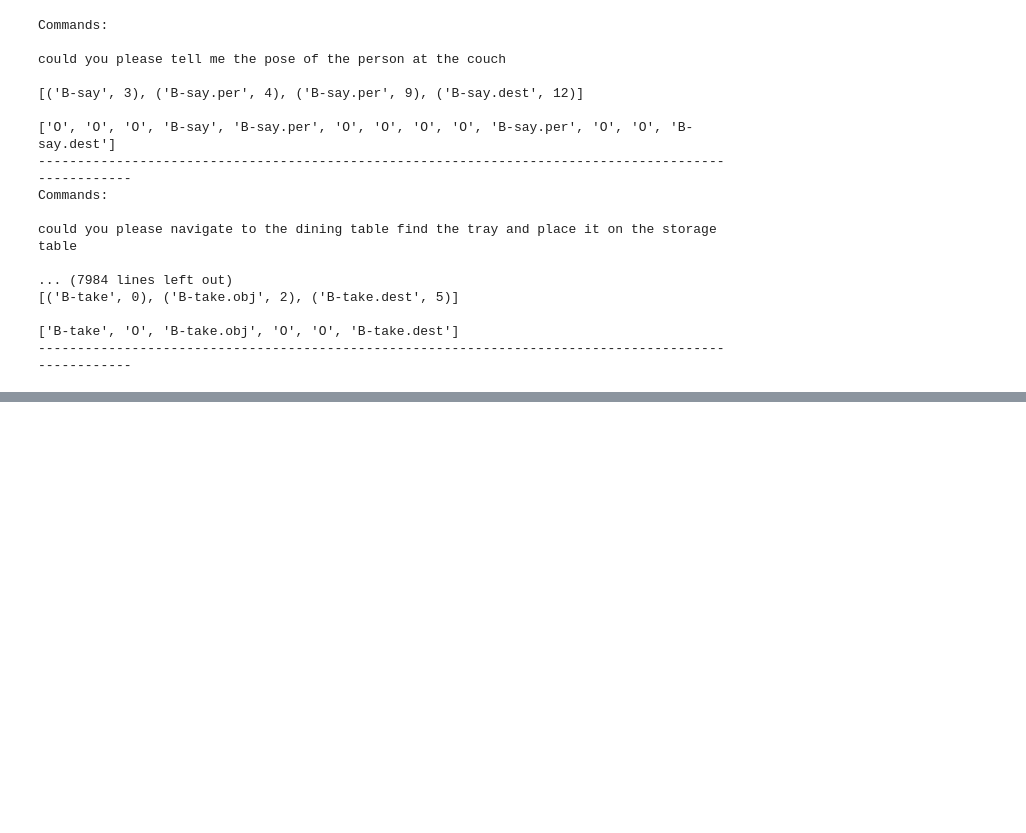
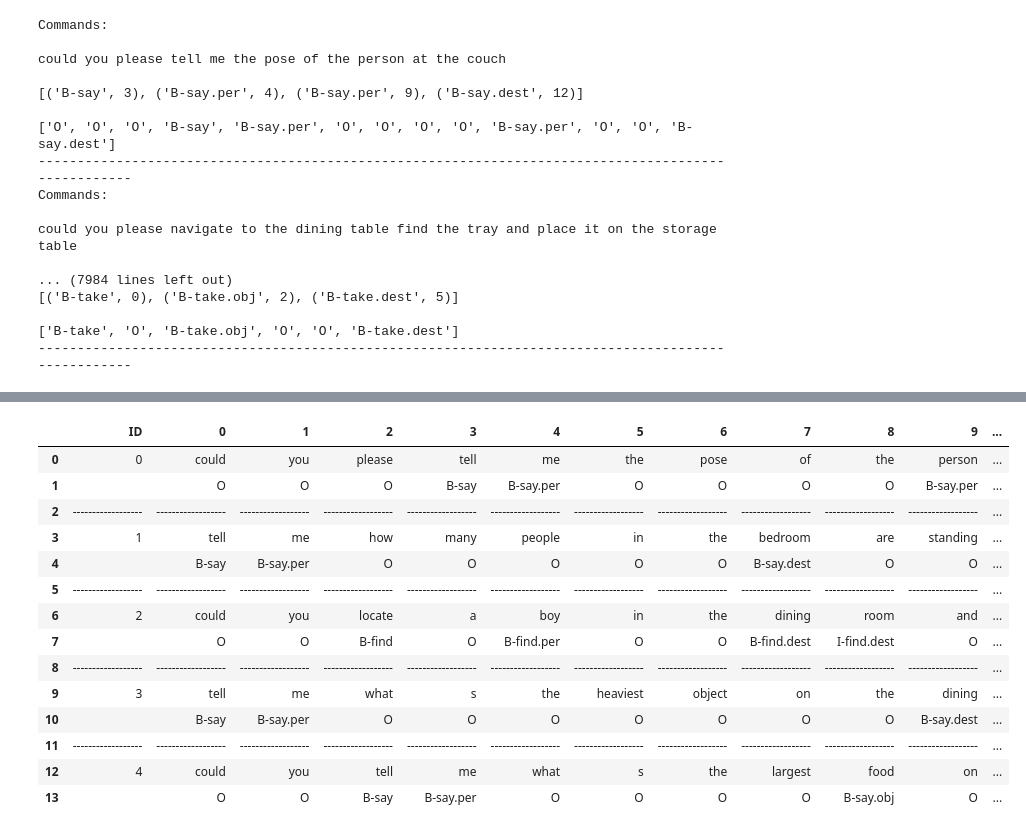
Before and after one commit to RoboBreizh-RoboCup-Home/RoboNLU, a Jupyter notebook: Dataset/Dataset_labelling.ipynb, the cells around one changed output, grey strips where cells are left out. Drawn from its saved outputs; the diff is of its cells as text; code cells hidden in the pictures; blank space fills up the shorter version.

```diff
--- a/Dataset/Dataset_labelling.ipynb
+++ b/Dataset/Dataset_labelling.ipynb
@@ -817,0 +813,56 @@ KeyError: 1
+# %%
+def readable_cvs(df):
+    d = dict(df['Commands'])
+    for k,v in d.items():
+        token_num = len(v.split())
+        d.update({k:token_num})
+
+    max_seq_len = max(d.values())
+
+
+    seq_dict = {(i-1 if i != 0 else 'ID'):[' ']*(len(df)*3) for i in range(max_seq_len + 1)}
+
+    for token_idx,t_lst in seq_dict.items():
+        for com_idx in range(len(df)):
+            df_idx = com_idx*3
+
+            if token_idx == 'ID':
+                t_lst[df_idx] = com_idx
+                t_lst[df_idx+1] = ' '
+                t_lst[df_idx+2] = '------------------'
+                continue
+
+            com_seq_lst = df.loc[com_idx,'Commands'].split()
+            max_len = len(com_seq_lst)
+            if token_idx > max_len-1:
+                continue
+            com_token = com_seq_lst[token_idx]
+            out_token = df.loc[com_idx,'seq_out'][token_idx]
+            t_lst[df_idx] = com_token
+            t_lst[df_idx+1] = out_token
+            t_lst[df_idx+2] = '------------------'
+            seq_dict.update({token_idx:t_lst})
+
+
+    return pd.DataFrame(seq_dict)
+#     df_read = pd.DataFrame(seq_dict)
+#     df_read.to_csv('dataset.csv', index = False)
+say_df_readable = readable_cvs(say_df)
+say_df_readable.to_csv('say_command_readable.csv', index = False)
+say_df_readable.head(14)
+# %% [output]
+|  | ID | 0 | 1 | 2 | 3 | 4 | 5 | 6 | 7 | 8 | 9 | ... |
+| 0 | 0 | could | you | please | tell | me | the | pose | of | the | person | ... |
+| 1 |  | O | O | O | B-say | B-say.per | O | O | O | O | B-say.per | ... |
+| 2 | ------------------ | ------------------ | ------------------ | ------------------ | ------------------ | ------------------ | ------------------ | ------------------ | ------------------ | ------------------ | ------------------ | ... |
+| 3 | 1 | tell | me | how | many | people | in | the | bedroom | are | standing | ... |
+| 4 |  | B-say | B-say.per | O | O | O | O | O | B-say.dest | O | O | ... |
+| 5 | ------------------ | ------------------ | ------------------ | ------------------ | ------------------ | ------------------ | ------------------ | ------------------ | ------------------ | ------------------ | ------------------ | ... |
+| 6 | 2 | could | you | locate | a | boy | in | the | dining | room | and | ... |
+| 7 |  | O | O | B-find | O | B-find.per | O | O | B-find.dest | I-find.dest | O | ... |
+| 8 | ------------------ | ------------------ | ------------------ | ------------------ | ------------------ | ------------------ | ------------------ | ------------------ | ------------------ | ------------------ | ------------------ | ... |
+| 9 | 3 | tell | me | what | s | the | heaviest | object | on | the | dining | ... |
+| 10 |  | B-say | B-say.per | O | O | O | O | O | O | O | B-say.dest | ... |
+| 11 | ------------------ | ------------------ | ------------------ | ------------------ | ------------------ | ------------------ | ------------------ | ------------------ | ------------------ | ------------------ | ------------------ | ... |
+| 12 | 4 | could | you | tell | me | what | s | the | largest | food | on | ... |
+| 13 |  | O | O | B-say | B-say.per | O | O | O | O | B-say.obj | O | ... |
```
Also changed, not shown: parts of 9 cells of this notebook, 4 other files.
